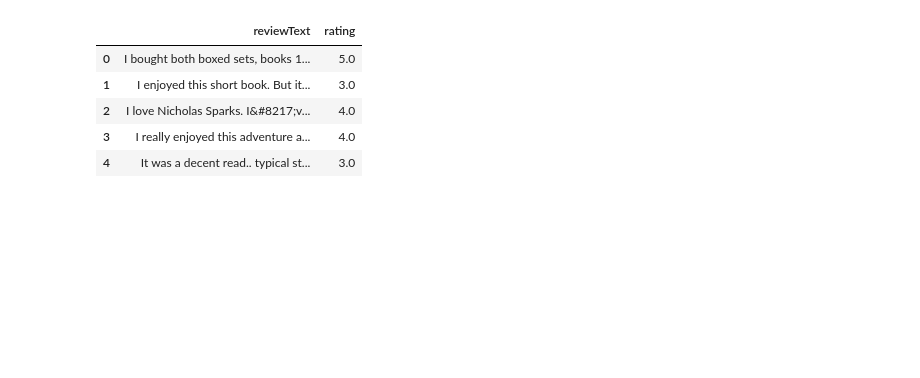
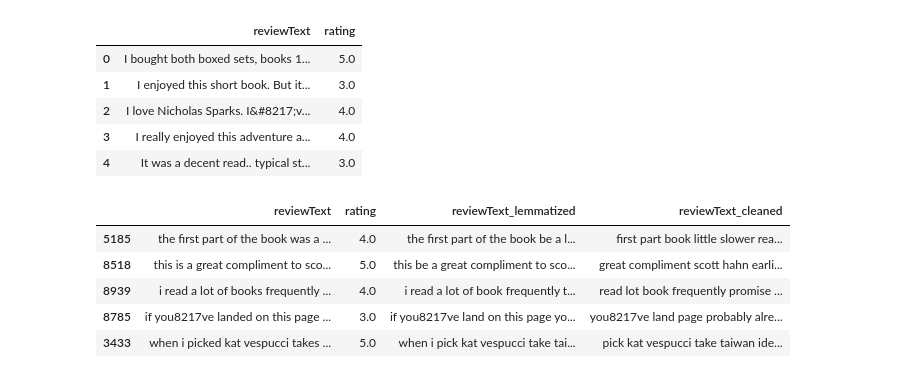
Before and after one commit to TohDeKai/IS3107_25, a Jupyter notebook: data_processing/training.ipynb, the cells around one changed output. Cells and saved outputs as stored; diff of their text form; code cells hidden in the pictures; blank space fills up the shorter version.

```diff
--- a/data_processing/training.ipynb
+++ b/data_processing/training.ipynb
@@ -30,3 +30,16 @@ sentiments.head()
 | 2 | I love Nicholas Sparks. I&#8217;v... | 4.0 |
 | 3 | I really enjoyed this adventure a... | 4.0 |
 | 4 | It was a decent read.. typical st... | 3.0 |
+# %%
+# Clean amazon reviewText
+sentiments['reviewText'] = sentiments['reviewText'].apply(simple_headline_cleaning)
+sentiments['reviewText_lemmatized'] = sentiments['reviewText'].apply(tokenization_tagging)
+sentiments['reviewText_cleaned'] = sentiments['reviewText_lemmatized'].apply(stopwords_removal)
+sentiments.sample(5)
+# %% [output]
+|  | reviewText | rating | reviewText_lemmatized | reviewText_cleaned |
+| 5185 | the first part of the book was a ... | 4.0 | the first part of the book be a l... | first part book little slower rea... |
+| 8518 | this is a great compliment to sco... | 5.0 | this be a great compliment to sco... | great compliment scott hahn earli... |
+| 8939 | i read a lot of books frequently ... | 4.0 | i read a lot of book frequently t... | read lot book frequently promise ... |
+| 8785 | if you8217ve landed on this page ... | 3.0 | if you8217ve land on this page yo... | you8217ve land page probably alre... |
+| 3433 | when i picked kat vespucci takes ... | 5.0 | when i pick kat vespucci take tai... | pick kat vespucci take taiwan ide... |
```
Also changed, not shown: parts of 6 cells of this notebook.
